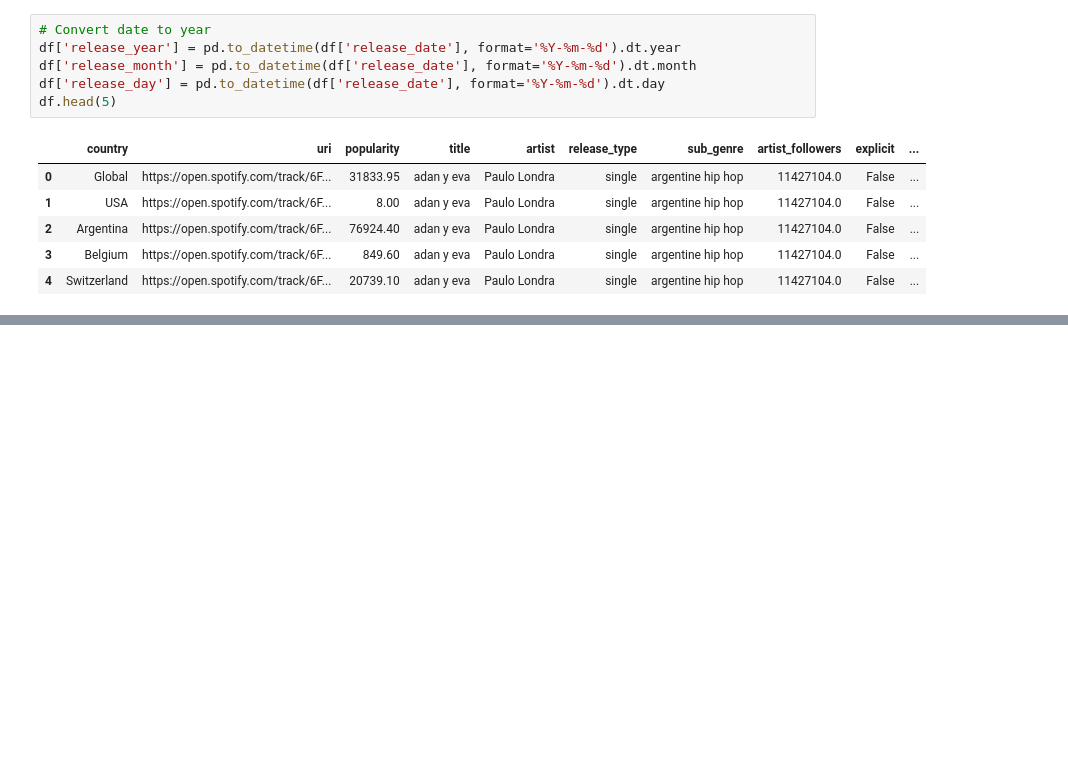
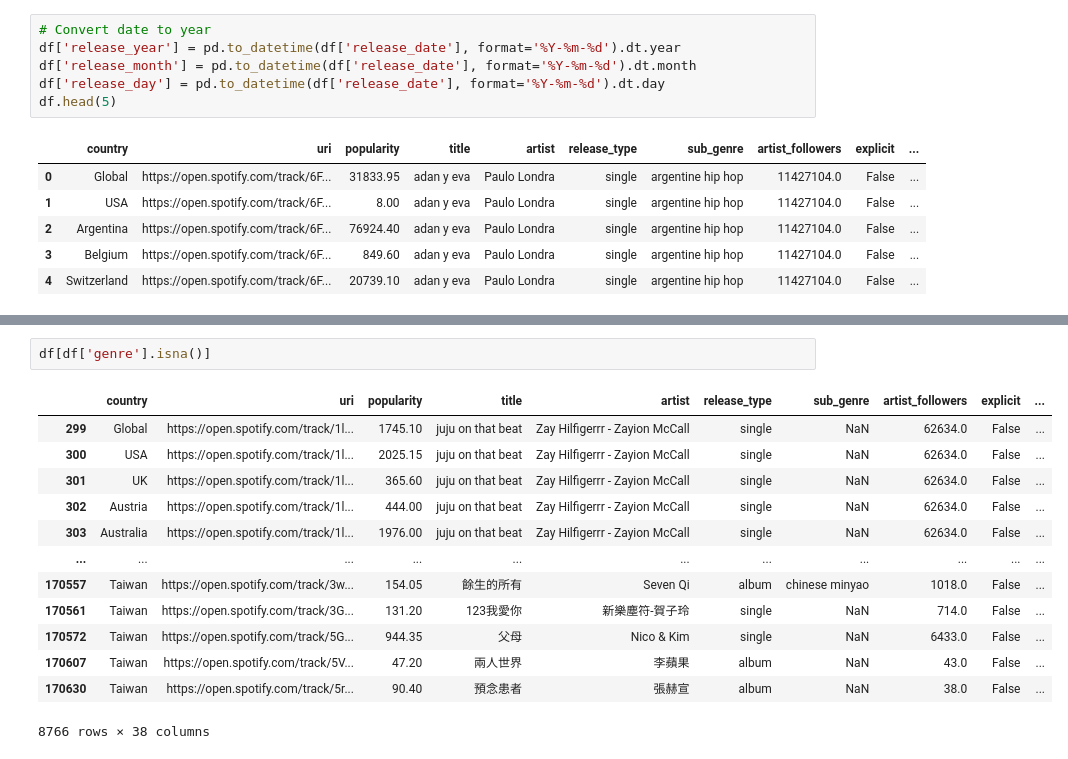
Before and after one commit to MaxiTrien/spotify-data-science-project, a Jupyter notebook: data_cleaning.ipynb, the cells around one changed output, grey strips where cells are left out. Drawn from its saved outputs; the diff is of its cells as text; blank space fills up the shorter version.

```diff
--- a/data_cleaning.ipynb
+++ b/data_cleaning.ipynb
@@ -595,0 +592,16 @@ df.drop(indexes_to_drop, inplace=True)
+# %%
+df[df['genre'].isna()]
+# %% [output]
+|  | country | uri | popularity | title | artist | release_type | sub_genre | artist_followers | explicit | ... |
+| 299 | Global | https://open.spotify.com/track/1l... | 1745.10 | juju on that beat | Zay Hilfigerrr - Zayion McCall | single | NaN | 62634.0 | False | ... |
+| 300 | USA | https://open.spotify.com/track/1l... | 2025.15 | juju on that beat | Zay Hilfigerrr - Zayion McCall | single | NaN | 62634.0 | False | ... |
+| 301 | UK | https://open.spotify.com/track/1l... | 365.60 | juju on that beat | Zay Hilfigerrr - Zayion McCall | single | NaN | 62634.0 | False | ... |
+| 302 | Austria | https://open.spotify.com/track/1l... | 444.00 | juju on that beat | Zay Hilfigerrr - Zayion McCall | single | NaN | 62634.0 | False | ... |
+| 303 | Australia | https://open.spotify.com/track/1l... | 1976.00 | juju on that beat | Zay Hilfigerrr - Zayion McCall | single | NaN | 62634.0 | False | ... |
+| ... | ... | ... | ... | ... | ... | ... | ... | ... | ... | ... |
+| 170557 | Taiwan | https://open.spotify.com/track/3w... | 154.05 | 餘生的所有 | Seven Qi | album | chinese minyao | 1018.0 | False | ... |
+| 170561 | Taiwan | https://open.spotify.com/track/3G... | 131.20 | 123我愛你 | 新樂塵符-賀子玲 | single | NaN | 714.0 | False | ... |
+| 170572 | Taiwan | https://open.spotify.com/track/5G... | 944.35 | 父母 | Nico & Kim | single | NaN | 6433.0 | False | ... |
+| 170607 | Taiwan | https://open.spotify.com/track/5V... | 47.20 | 兩人世界 | 李蘋果 | album | NaN | 43.0 | False | ... |
+| 170630 | Taiwan | https://open.spotify.com/track/5r... | 90.40 | 預念患者 | 張赫宣 | album | NaN | 38.0 | False | ... |
+8766 rows × 38 columns
```
Also changed, not shown: parts of 12 cells of this notebook.
